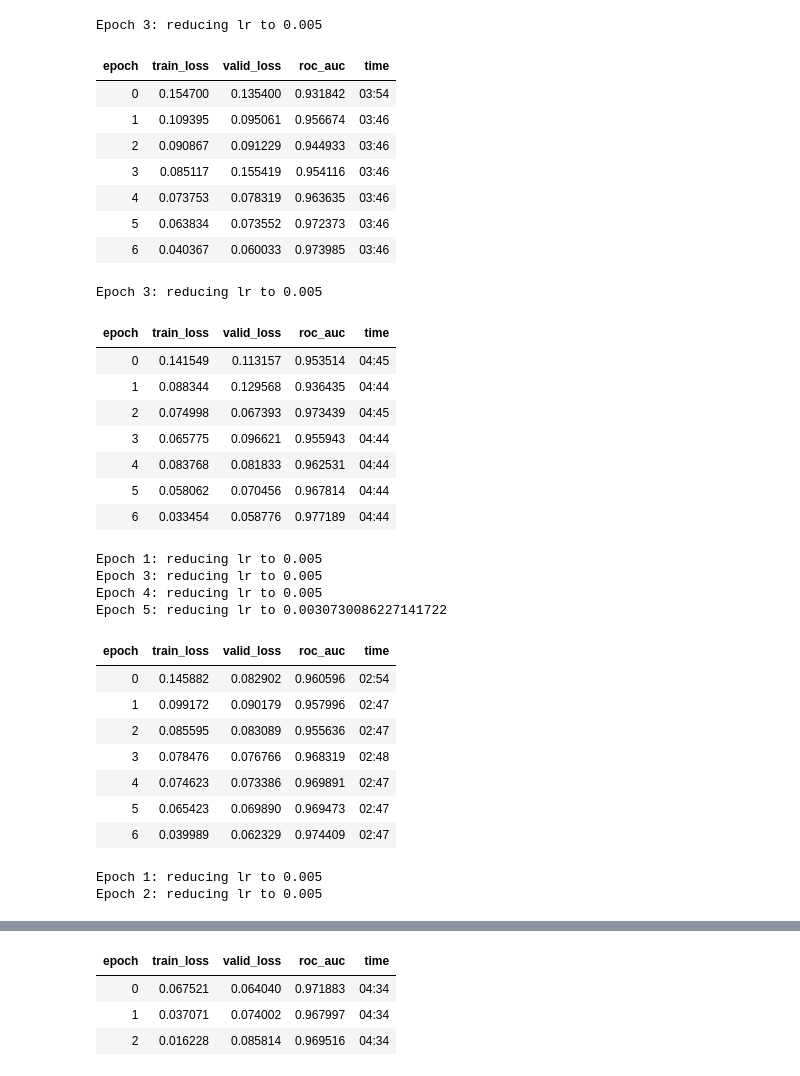
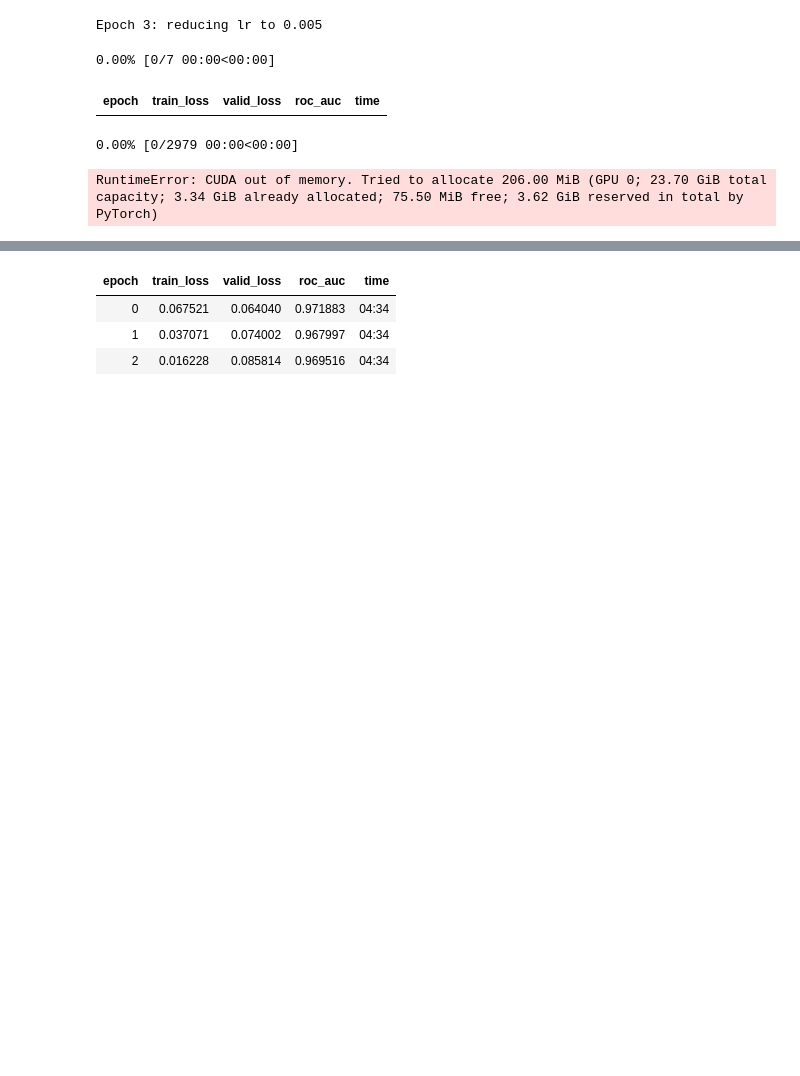
Before and after one commit to alibabaz/seti_2021, a Jupyter notebook: kfold.ipynb, the cells around one changed output, grey strips where cells are left out. Drawn from its saved outputs; the diff is of its cells as text; code cells hidden in the pictures; blank space fills up the shorter version.

Commit message:
data aug, correct training

```diff
--- a/kfold.ipynb
+++ b/kfold.ipynb
@@ -6,7 +6,7 @@ import cv2
 from sklearn.model_selection import StratifiedKFold, KFold
 from sklearn.model_selection import train_test_split
 # %%
-path = Path('/home/azaidi/Desktop/kaggle/seti')
+path = Path('/home/azaidi/Desktop/kaggle/seti_2021')
 Path.BASE_PATH = path
 path.ls()
 # %% [output]
@@ -64,7 +64,7 @@ class SETIDataset:
         data = np.load(filename).astype(np.float32)
 
         #this will return tensor of 256x819
-        data = data[[0,2,4],:, :]
+        #data = data[[0,2,4],:, :]
 
         #if line above commented out....
         #this will return a 256x1638 tensor per sample
@@ -420,7 +420,7 @@ learn.fit_flat_cos(7, 5e-2, wd=0.1, cbs=[ReduceLROnPlateau()])
 | 6 | 0.034456 | 0.057766 | 0.978101 | 02:47 |
 Epoch 3: reducing lr to 0.005
 # %%
-def get_dls(fold, bs=64):
+def get_dls(fold, bs=32):
     #t_df, v_df = get_dfs(train_df, v_idxs, fold)
     t_df, v_df = train_test_split(train_df, test_size=0.05)
     t_ds = SETIDataset(t_df)
@@ -430,50 +430,23 @@ def get_dls(fold, bs=64):
     dls = DataLoaders(train_dl, valid_dl)
     return dls
 # %%
-#models = ['seresnext26d_32x4d', 'resnext50_32x4d', 'efficientnet_b2']
-models = ['resnext50_32x4d', 'resnet50']
+models = ['seresnext26d_32x4d', 'resnext50_32x4d', 'efficientnet_b2']
+#models = ['resnext50_32x4d', 'resnet50']
 # %%
-for x in range(len(v_idxs)):
-    dls = get_dls(x)
+for x in range(len(models)):
+    dls = get_dls(x, bs=16)
     model = models[x]
     learn = timm_learner(dls,model, pretrained=True,
                      n_in=1,n_out=1,metrics=[roc_auc],
                      opt_func=ranger,
                      loss_func=BCEWithLogitsLossFlat()).to_fp16()
     learn.fit_flat_cos(7, 5e-2, wd=0.1, cbs=[ReduceLROnPlateau()])
-    learn.save(f'{model}_full_data_7ep')
+    #learn.save(f'{model}_full_data_7ep')
 # %% [output]
+0.00% [0/7 00:00<00:00]
 | epoch | train_loss | valid_loss | roc_auc | time |
-| 0 | 0.154700 | 0.135400 | 0.931842 | 03:54 |
-| 1 | 0.109395 | 0.095061 | 0.956674 | 03:46 |
-| 2 | 0.090867 | 0.091229 | 0.944933 | 03:46 |
-| 3 | 0.085117 | 0.155419 | 0.954116 | 03:46 |
-| 4 | 0.073753 | 0.078319 | 0.963635 | 03:46 |
-| 5 | 0.063834 | 0.073552 | 0.972373 | 03:46 |
-| 6 | 0.040367 | 0.060033 | 0.973985 | 03:46 |
-Epoch 3: reducing lr to 0.005
-| epoch | train_loss | valid_loss | roc_auc | time |
-| 0 | 0.141549 | 0.113157 | 0.953514 | 04:45 |
-| 1 | 0.088344 | 0.129568 | 0.936435 | 04:44 |
-| 2 | 0.074998 | 0.067393 | 0.973439 | 04:45 |
-| 3 | 0.065775 | 0.096621 | 0.955943 | 04:44 |
-| 4 | 0.083768 | 0.081833 | 0.962531 | 04:44 |
-| 5 | 0.058062 | 0.070456 | 0.967814 | 04:44 |
-| 6 | 0.033454 | 0.058776 | 0.977189 | 04:44 |
-Epoch 1: reducing lr to 0.005
-Epoch 3: reducing lr to 0.005
-Epoch 4: reducing lr to 0.005
-Epoch 5: reducing lr to 0.0030730086227141722
+0.00% [0/2979 00:00<00:00]
-| epoch | train_loss | valid_loss | roc_auc | time |
-| 0 | 0.145882 | 0.082902 | 0.960596 | 02:54 |
-| 1 | 0.099172 | 0.090179 | 0.957996 | 02:47 |
-| 2 | 0.085595 | 0.083089 | 0.955636 | 02:47 |
-| 3 | 0.078476 | 0.076766 | 0.968319 | 02:48 |
-| 4 | 0.074623 | 0.073386 | 0.969891 | 02:47 |
-| 5 | 0.065423 | 0.069890 | 0.969473 | 02:47 |
-| 6 | 0.039989 | 0.062329 | 0.974409 | 02:47 |
-Epoch 1: reducing lr to 0.005
-Epoch 2: reducing lr to 0.005
+RuntimeError: CUDA out of memory. Tried to allocate 206.00 MiB (GPU 0; 23.70 GiB total capacity; 3.34 GiB already allocated; 75.50 MiB free; 3.62 GiB reserved in total by PyTorch)
 # %%
 learn.unfreeze()
 learn.lr_find()
```
Also changed, not shown: parts of 3 cells of this notebook, 3 other files.
